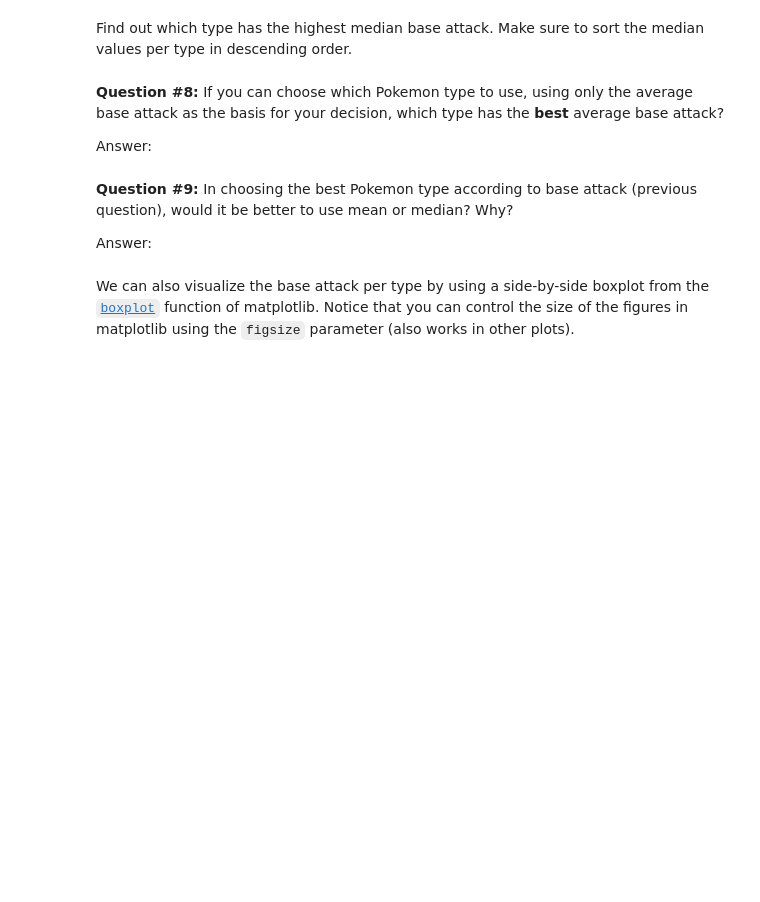
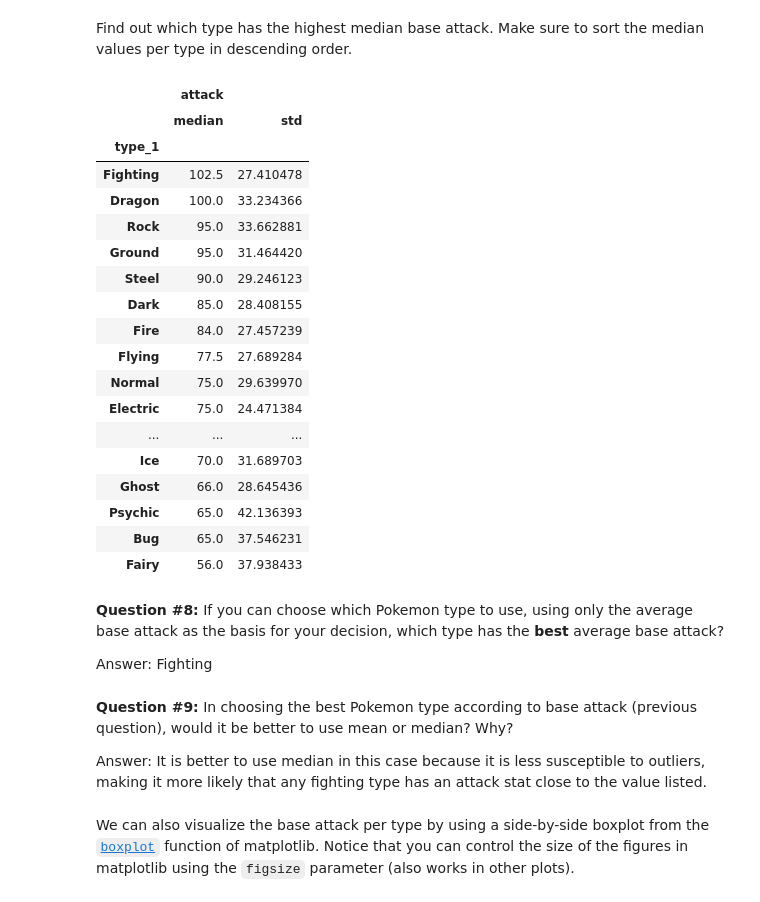
Before and after one commit to DennisAlwyn/DATA100_Graded_Notebook_5-Exploring_Pokemon_Data, a Jupyter notebook: 4 - Exploring Pokemon Data.ipynb, the cells around one changed output. Saved outputs shown, nothing was run; the diff lists cells and outputs as text; code cells hidden in the pictures; blank space fills up the shorter version.

```diff
--- a/4 - Exploring Pokemon Data.ipynb
+++ b/4 - Exploring Pokemon Data.ipynb
@@ -261,11 +460,35 @@ Find out which type has the highest median base attack. Make sure to sort the me
+# %%
+# Write your code here
+median_df = pokemon_df.groupby("type_1").agg({"attack": ["median", "std"]})
+median_df.sort_values(("attack", "median"), ascending=False)
+# %% [output]
+|  | attack |  |
+|  | median | std |
+| type_1 |  |  |
+| Fighting | 102.5 | 27.410478 |
+| Dragon | 100.0 | 33.234366 |
+| Rock | 95.0 | 33.662881 |
+| Ground | 95.0 | 31.464420 |
+| Steel | 90.0 | 29.246123 |
+| Dark | 85.0 | 28.408155 |
+| Fire | 84.0 | 27.457239 |
+| Flying | 77.5 | 27.689284 |
+| Normal | 75.0 | 29.639970 |
+| Electric | 75.0 | 24.471384 |
+| ... | ... | ... |
+| Ice | 70.0 | 31.689703 |
+| Ghost | 66.0 | 28.645436 |
+| Psychic | 65.0 | 42.136393 |
+| Bug | 65.0 | 37.546231 |
+| Fairy | 56.0 | 37.938433 |
 # %% [markdown]
 **Question #8:** If you can choose which Pokemon type to use, using only the average base attack as the basis for your decision, which type has the **best** average base attack?
 
-Answer:
+Answer: Fighting
 # %% [markdown]
 **Question #9:** In choosing the best Pokemon type according to base attack (previous question), would it be better to use mean or median? Why?
 
-Answer:
+Answer: It is better to use median in this case because it is less susceptible to outliers, making it more likely that any fighting type has an attack stat close to the value listed.
 # %% [markdown]
 We can also visualize the base attack per type by using a side-by-side boxplot from the [`boxplot`](https://pandas.pydata.org/pandas-docs/stable/reference/api/pandas.DataFrame.boxplot.html) function of matplotlib. Notice that you can control the size of the figures in matplotlib using the `figsize` parameter (also works in other plots).
 # %%
```
Also changed, not shown: parts of 43 cells of this notebook.
